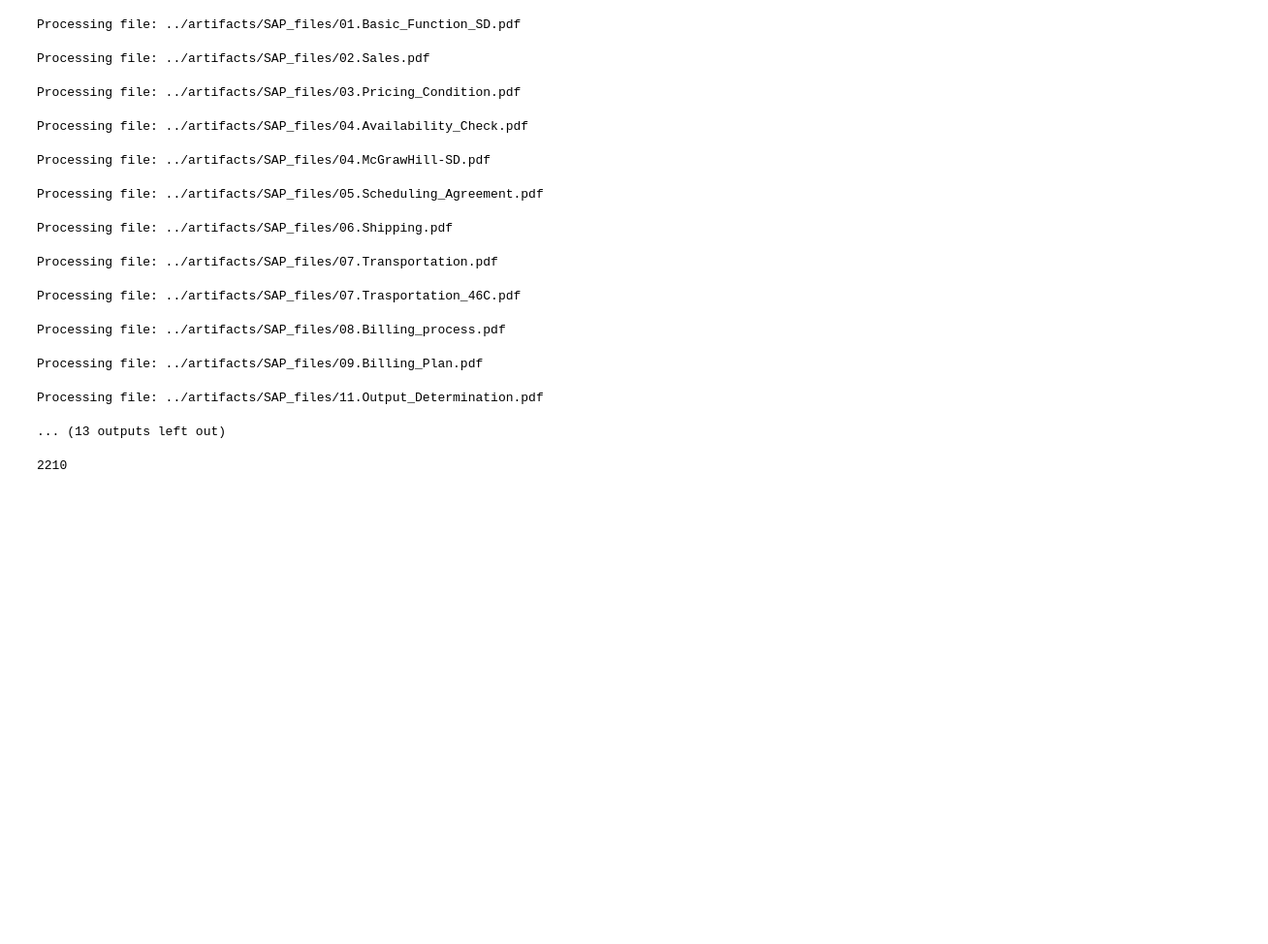
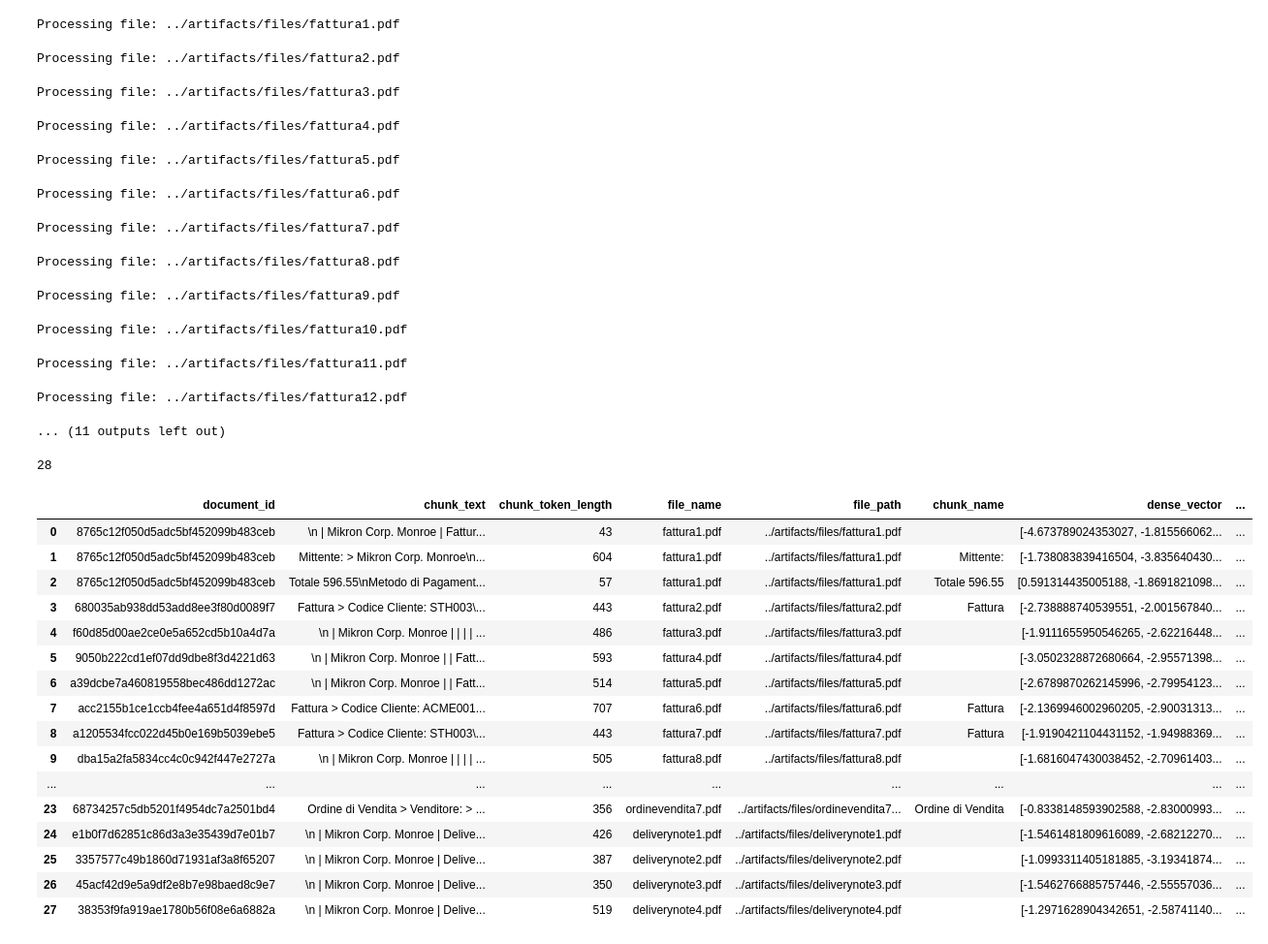
Before and after one commit to echalabiyev/dolphinai_local_solution, a Jupyter notebook: notebook/2.3. ETL_chunking.ipynb, the cells around one changed output. Shown at 97% size. Drawn from its saved outputs; the diff is of its cells as text; code cells hidden in the pictures; blank space fills up the shorter version.

```diff
--- a/notebook/2.3. ETL_chunking.ipynb
+++ b/notebook/2.3. ETL_chunking.ipynb
@@ -11,18 +11,31 @@ import torch
 import pandas as pd
 import math
 
-model_id = "mistralai/Mixtral-8x7B-v0.1"
+# # !!!!!!!!!!!!!!!!!!!!!!!! SOOOOOOOOOOOOOOOOOOOOOOOOOOS !!!!!!!!!!!!!!!!!!!!!!!!
+# # hide the token fom the huggingface
+# from transformers import AutoModelForCausalLM, AutoTokenizer
+# from huggingface_hub import login
+# login(token="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")
+
+# model_id = "mistralai/Mixtral-8x7B-v0.1"
+# model_id = "meta-llama/Meta-Llama-3.1-70B"
+model_id = "meta-llama/Meta-Llama-3.1-8B"
 tokenizer = AutoTokenizer.from_pretrained(model_id)
 
 # Initialize the embedding function to run on GPU
 bge_m3_ef = BGEM3EmbeddingFunction(
     model_name='BAAI/bge-m3',  # Specify the model name
-    device='cuda:0',  # Specify the device to use (GPU in this case)
+    device='cpu',  # Specify the device to use (GPU in this case)
+    # device='cuda:3',  # Specify the device to use (GPU in this case)
     use_fp16=False  # Specify whether to use fp16. Set to `False` if `device` is `cpu`.
 )
 
 llmsherpa_api_url = "http://localhost:5010/api/parseDocument?renderFormat=all"
 pdf_reader = LayoutPDFReader(llmsherpa_api_url)
+# %%
+import ollama
+model="llama3.1:8b"
+# model="llama3.1:70b"
 # %%
 def iterate_files(folder_path):
     # Walk through the directory and its subdirectories
@@ -52,10 +65,14 @@ def add_chunk_to_list(chunk_list, uid, main_header, chunk_text, file_name, file_
             'file_name': file_name,
             'file_path': file_path,
             'chunk_name': main_header,
-            'dense_vector': docs_embeddings['dense'][0],
+            'dense_vector': ollama.embeddings(model=model,prompt=chunk_text)["embedding"],
+            # 'dense_vector': docs_embeddings['dense'][0],
             'sparse_vector': docs_embeddings["sparse"],
             'metadata': metadata
         })
+        # print(type(docs_embeddings['dense'][0]))
+        # print(type(docs_embeddings['sparse']))
+
 
 def extract_filename(file_path):
     return os.path.basename(file_path)
@@ -76,8 +93,9 @@ def divide_text_into_pieces(text, num_pieces):
 # Initialize hash object for unique ID generation
 m = hashlib.md5()
 
+folder_path = "../artifacts/files/"
 # folder_path = "../artifacts/fls/"
-folder_path = "../artifacts/SAP_files/"
+# folder_path = "../artifacts/SAP_files/"
 files = iterate_files(folder_path)
 
 link = ""
@@ -168,20 +186,40 @@ for file_path in tqdm(files, desc="Getting File path"):
     final_list.extend(chunk_list)
     # chunk_list =[]
 # %% [output]
-Processing file: ../artifacts/SAP_files/01.Basic_Function_SD.pdf
+Processing file: ../artifacts/files/fattura1.pdf
-Processing file: ../artifacts/SAP_files/02.Sales.pdf
+Processing file: ../artifacts/files/fattura2.pdf
-Processing file: ../artifacts/SAP_files/03.Pricing_Condition.pdf
+Processing file: ../artifacts/files/fattura3.pdf
-Processing file: ../artifacts/SAP_files/04.Availability_Check.pdf
+Processing file: ../artifacts/files/fattura4.pdf
-Processing file: ../artifacts/SAP_files/04.McGrawHill-SD.pdf
+Processing file: ../artifacts/files/fattura5.pdf
-Processing file: ../artifacts/SAP_files/05.Scheduling_Agreement.pdf
+Processing file: ../artifacts/files/fattura6.pdf
-Processing file: ../artifacts/SAP_files/06.Shipping.pdf
+Processing file: ../artifacts/files/fattura7.pdf
-Processing file: ../artifacts/SAP_files/07.Transportation.pdf
+Processing file: ../artifacts/files/fattura8.pdf
-Processing file: ../artifacts/SAP_files/07.Trasportation_46C.pdf
+Processing file: ../artifacts/files/fattura9.pdf
-Processing file: ../artifacts/SAP_files/08.Billing_process.pdf
+Processing file: ../artifacts/files/fattura10.pdf
-Processing file: ../artifacts/SAP_files/09.Billing_Plan.pdf
+Processing file: ../artifacts/files/fattura11.pdf
-Processing file: ../artifacts/SAP_files/11.Output_Determination.pdf
+Processing file: ../artifacts/files/fattura12.pdf
-... (13 outputs left out)
+... (11 outputs left out)
 # %%
-len(final_list_df)
+len(final_list)
 # %% [output]
-2210
+28
+# %%
+pd.DataFrame(final_list)
+# %% [output]
+|  | document_id | chunk_text | chunk_token_length | file_name | file_path | chunk_name | dense_vector | ... |
+| 0 | 8765c12f050d5adc5bf452099b483ceb | \n | Mikron Corp. Monroe | Fattur... | 43 | fattura1.pdf | ../artifacts/files/fattura1.pdf |  | [-4.673789024353027, -1.815566062... | ... |
+| 1 | 8765c12f050d5adc5bf452099b483ceb | Mittente: > Mikron Corp. Monroe\n... | 604 | fattura1.pdf | ../artifacts/files/fattura1.pdf | Mittente: | [-1.738083839416504, -3.835640430... | ... |
+| 2 | 8765c12f050d5adc5bf452099b483ceb | Totale 596.55\nMetodo di Pagament... | 57 | fattura1.pdf | ../artifacts/files/fattura1.pdf | Totale 596.55 | [0.591314435005188, -1.8691821098... | ... |
+| 3 | 680035ab938dd53add8ee3f80d0089f7 | Fattura > Codice Cliente: STH003\... | 443 | fattura2.pdf | ../artifacts/files/fattura2.pdf | Fattura | [-2.738888740539551, -2.001567840... | ... |
+| 4 | f60d85d00ae2ce0e5a652cd5b10a4d7a | \n | Mikron Corp. Monroe | | | | ... | 486 | fattura3.pdf | ../artifacts/files/fattura3.pdf |  | [-1.9111655950546265, -2.62216448... | ... |
+| 5 | 9050b222cd1ef07dd9dbe8f3d4221d63 | \n | Mikron Corp. Monroe | | Fatt... | 593 | fattura4.pdf | ../artifacts/files/fattura4.pdf |  | [-3.0502328872680664, -2.95571398... | ... |
+| 6 | a39dcbe7a460819558bec486dd1272ac | \n | Mikron Corp. Monroe | | Fatt... | 514 | fattura5.pdf | ../artifacts/files/fattura5.pdf |  | [-2.6789870262145996, -2.79954123... | ... |
+| 7 | acc2155b1ce1ccb4fee4a651d4f8597d | Fattura > Codice Cliente: ACME001... | 707 | fattura6.pdf | ../artifacts/files/fattura6.pdf | Fattura | [-2.1369946002960205, -2.90031313... | ... |
+| 8 | a1205534fcc022d45b0e169b5039ebe5 | Fattura > Codice Cliente: STH003\... | 443 | fattura7.pdf | ../artifacts/files/fattura7.pdf | Fattura | [-1.9190421104431152, -1.94988369... | ... |
+| 9 | dba15a2fa5834cc4c0c942f447e2727a | \n | Mikron Corp. Monroe | | | | ... | 505 | fattura8.pdf | ../artifacts/files/fattura8.pdf |  | [-1.6816047430038452, -2.70961403... | ... |
+| ... | ... | ... | ... | ... | ... | ... | ... | ... |
+| 23 | 68734257c5db5201f4954dc7a2501bd4 | Ordine di Vendita > Venditore: > ... | 356 | ordinevendita7.pdf | ../artifacts/files/ordinevendita7... | Ordine di Vendita | [-0.8338148593902588, -2.83000993... | ... |
+| 24 | e1b0f7d62851c86d3a3e35439d7e01b7 | \n | Mikron Corp. Monroe | Delive... | 426 | deliverynote1.pdf | ../artifacts/files/deliverynote1.pdf |  | [-1.5461481809616089, -2.68212270... | ... |
+| 25 | 3357577c49b1860d71931af3a8f65207 | \n | Mikron Corp. Monroe | Delive... | 387 | deliverynote2.pdf | ../artifacts/files/deliverynote2.pdf |  | [-1.0993311405181885, -3.19341874... | ... |
+| 26 | 45acf42d9e5a9df2e8b7e98baed8c9e7 | \n | Mikron Corp. Monroe | Delive... | 350 | deliverynote3.pdf | ../artifacts/files/deliverynote3.pdf |  | [-1.5462766885757446, -2.55557036... | ... |
+| 27 | 38353f9fa919ae1780b56f08e6a6882a | \n | Mikron Corp. Monroe | Delive... | 519 | deliverynote4.pdf | ../artifacts/files/deliverynote4.pdf |  | [-1.2971628904342651, -2.58741140... | ... |
```
Also changed, not shown: parts of 2 cells of this notebook, 9 other files.
